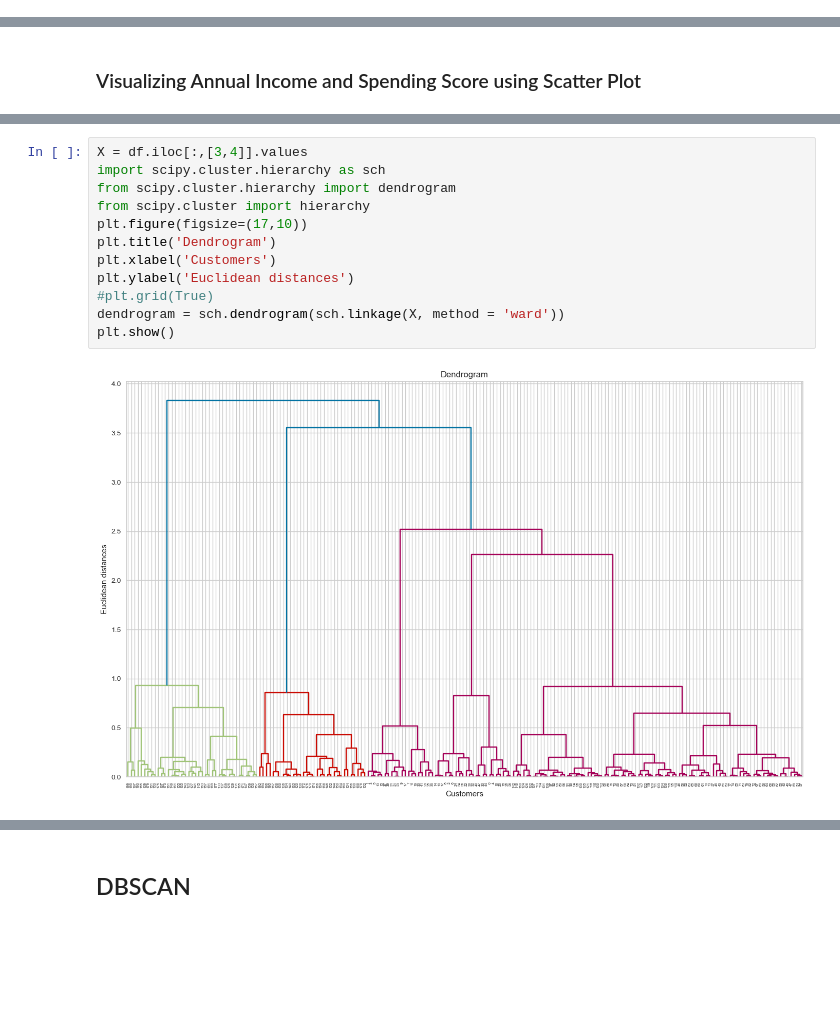
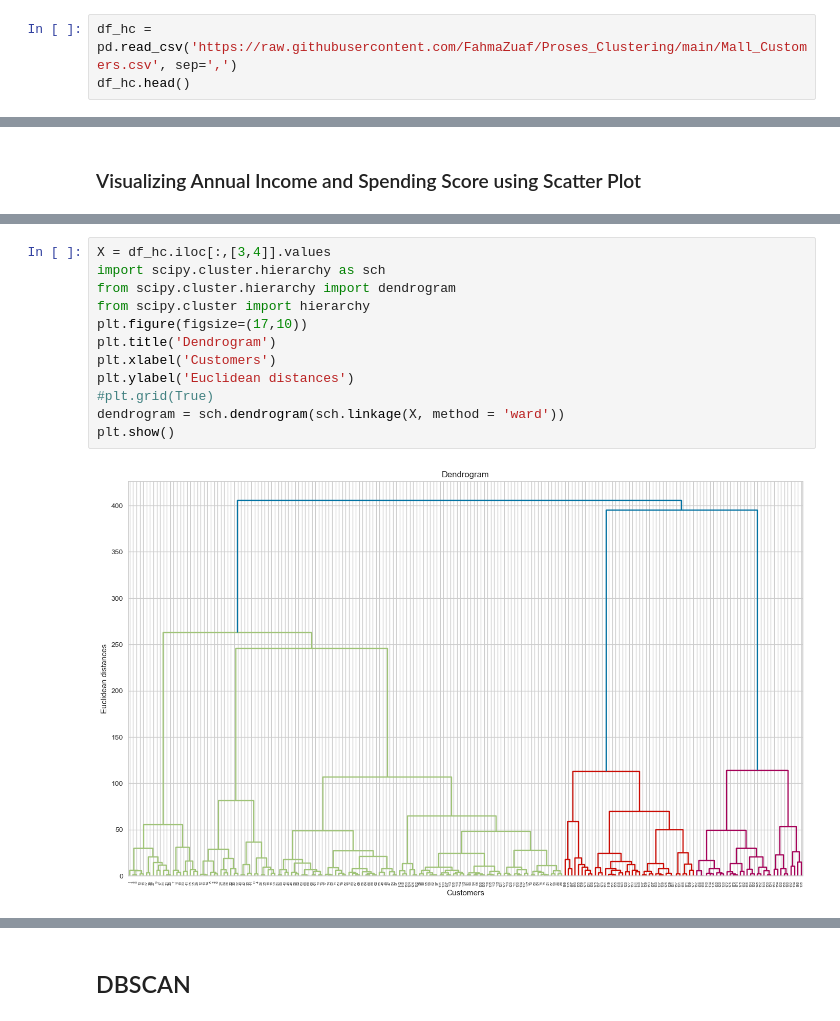
Before and after one commit to FahmaZuaf/Proses_Clustering, a Jupyter notebook: Proses Clustering.ipynb, the cells around one changed output, grey strips where cells are left out. Saved outputs shown, nothing was run; the diff lists cells and outputs as text; blank space fills up the shorter version.

Commit message:
Update Proses Clustering

```diff
--- a/Proses Clustering.ipynb
+++ b/Proses Clustering.ipynb
@@ -194,3 +216,6 @@ plt.show()
 ## Hierarchical Clustering
 # %% [markdown]
 ### Checking Distribution of Annual Income
+# %%
+df_hc = pd.read_csv('https://raw.githubusercontent.com/FahmaZuaf/Proses_Clustering/main/Mall_Customers.csv', sep=',')
+df_hc.head()
@@ -229,14 +261,14 @@ plt.show()
 # %%
-X = df.iloc[:,[3,4]].values
+X = df_hc.iloc[:,[3,4]].values
 import scipy.cluster.hierarchy as sch
 from scipy.cluster.hierarchy import dendrogram
 from scipy.cluster import hierarchy
 plt.figure(figsize=(17,10))
 plt.title('Dendrogram')
 plt.xlabel('Customers')
 plt.ylabel('Euclidean distances')
 #plt.grid(True)
 dendrogram = sch.dendrogram(sch.linkage(X, method = 'ward'))
 plt.show()
 # %% [output]
-[figure, old version]
+[figure, new version]
```
Also changed, not shown: parts of 19 cells of this notebook.
